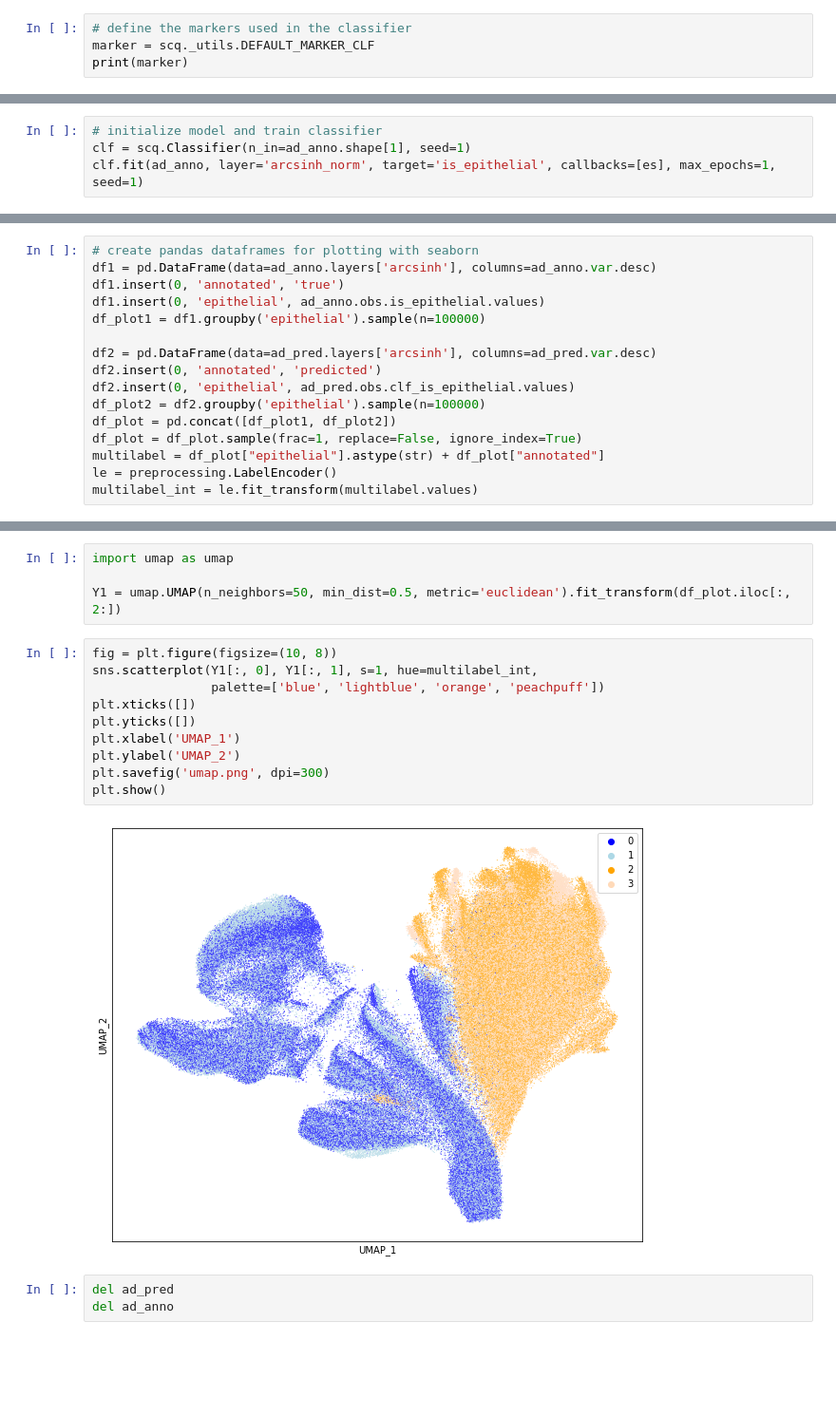
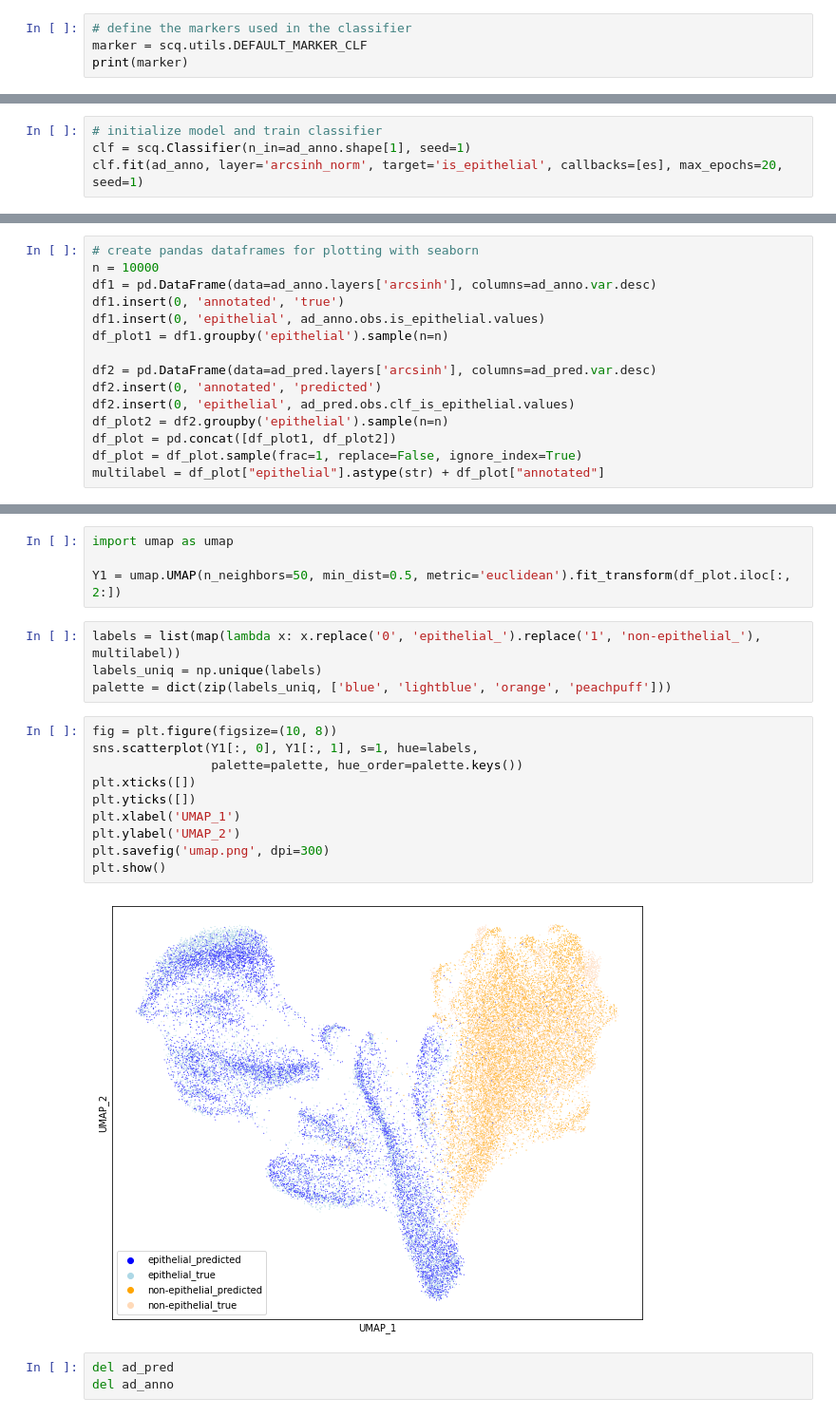
Before and after one commit to AI4SCR/scQUEST, a Jupyter notebook: tutorials/scQUEST_tutorial.ipynb, the cells around one changed output, grey strips where cells are left out. Shown at 95% size. Cells and saved outputs as stored; diff of their text form; blank space fills up the shorter version.

```diff
--- a/tutorials/scQUEST_tutorial.ipynb
+++ b/tutorials/scQUEST_tutorial.ipynb
@@ -80,7 +80,7 @@ Name: celltype_class, dtype: int64
 Let's prepare the dataset for classification by first selecting a list of markers that we will use for training the classifier.
 # %%
 # define the markers used in the classifier
-marker = scq._utils.DEFAULT_MARKER_CLF
+marker = scq.utils.DEFAULT_MARKER_CLF
 print(marker)
 # %% [output]
 ['139La_H3K27me3', '141Pr_K5', '142Nd_PTEN', '143Nd_CD44', '144Nd_K8K18', '145Nd_CD31', '146Nd_FAP', '147Sm_cMYC', '148Nd_SMA', '149Sm_CD24', '150Nd_CD68', '151Eu_HER2', '152Sm_AR', '153Eu_BCL2', '154 ...
@@ -146,7 +146,7 @@ es = EarlyStopping(monitor='val_loss', mode='min', min_delta=1e-3, patience=10)
 # %%
 # initialize model and train classifier
 clf = scq.Classifier(n_in=ad_anno.shape[1], seed=1)
-clf.fit(ad_anno, layer='arcsinh_norm', target='is_epithelial', callbacks=[es], max_epochs=1, seed=1)
+clf.fit(ad_anno, layer='arcsinh_norm', target='is_epithelial', callbacks=[es], max_epochs=20, seed=1)
 # %% [output]
 GPU available: False, used: False
 TPU available: False, using: 0 TPU cores
@@ -280,20 +280,19 @@ ad.obs[mask].to_csv('epithelial_metadata.csv')
 Since we do not have cell-level annotations for the large dataset, to evaluate the results we can simply plot all marker distributions and cross-compare them with the annotated dataset:
 # %%
 # create pandas dataframes for plotting with seaborn
+n = 10000
 df1 = pd.DataFrame(data=ad_anno.layers['arcsinh'], columns=ad_anno.var.desc)
 df1.insert(0, 'annotated', 'true')
 df1.insert(0, 'epithelial', ad_anno.obs.is_epithelial.values)
-df_plot1 = df1.groupby('epithelial').sample(n=100000)
+df_plot1 = df1.groupby('epithelial').sample(n=n)
 
 df2 = pd.DataFrame(data=ad_pred.layers['arcsinh'], columns=ad_pred.var.desc)
 df2.insert(0, 'annotated', 'predicted')
 df2.insert(0, 'epithelial', ad_pred.obs.clf_is_epithelial.values)
-df_plot2 = df2.groupby('epithelial').sample(n=100000)
+df_plot2 = df2.groupby('epithelial').sample(n=n)
 df_plot = pd.concat([df_plot1, df_plot2])
 df_plot = df_plot.sample(frac=1, replace=False, ignore_index=True)
 multilabel = df_plot["epithelial"].astype(str) + df_plot["annotated"]
-le = preprocessing.LabelEncoder()
-multilabel_int = le.fit_transform(multilabel.values)
 # %%
 # plot marker distributions across all epithelial cells (predicted vs. annotated)
 data = df_plot[df_plot['epithelial'] == 1].iloc[:, 1:].reset_index(drop=True)
@@ -325,18 +324,22 @@ plt.show()
 import umap as umap
 
 Y1 = umap.UMAP(n_neighbors=50, min_dist=0.5, metric='euclidean').fit_transform(df_plot.iloc[:, 2:])
+# %%
+labels = list(map(lambda x: x.replace('0', 'epithelial_').replace('1', 'non-epithelial_'), multilabel))
+labels_uniq = np.unique(labels)
+palette = dict(zip(labels_uniq, ['blue', 'lightblue', 'orange', 'peachpuff']))
 # %%
 fig = plt.figure(figsize=(10, 8))
-sns.scatterplot(Y1[:, 0], Y1[:, 1], s=1, hue=multilabel_int,
-                palette=['blue', 'lightblue', 'orange', 'peachpuff'])
+sns.scatterplot(Y1[:, 0], Y1[:, 1], s=1, hue=labels,
+                palette=palette, hue_order=palette.keys())
 plt.xticks([])
 plt.yticks([])
 plt.xlabel('UMAP_1')
 plt.ylabel('UMAP_2')
 plt.savefig('umap.png', dpi=300)
 plt.show()
 # %% [output]
-[figure, old version]
+[figure, new version]
 # %%
 del ad_pred
 del ad_anno
```
Also changed, not shown: parts of 16 cells of this notebook, 3 other files.
